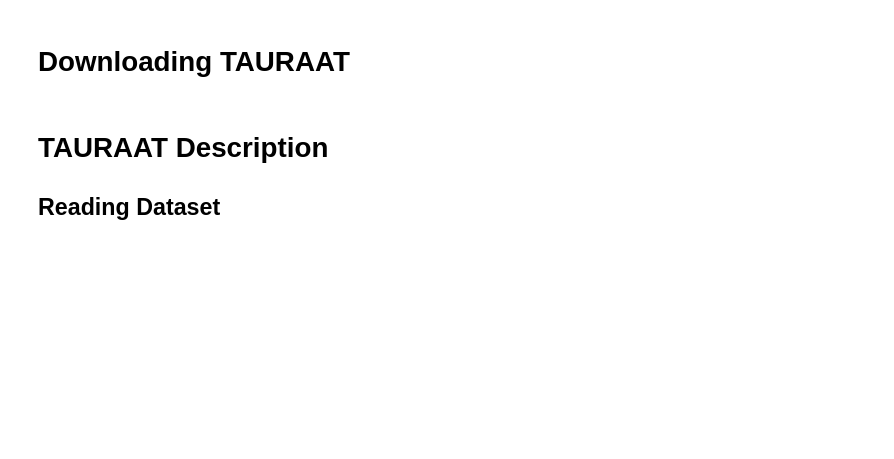
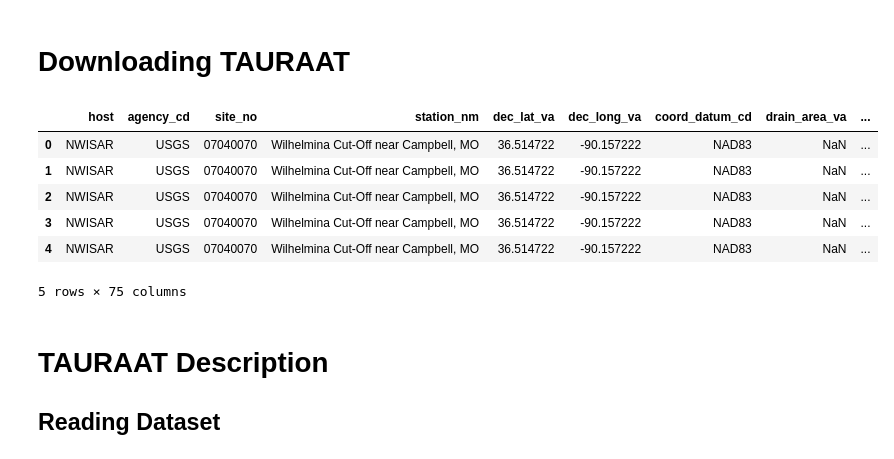
Before and after one commit to smhassanerfani/si2022, a Jupyter notebook: tauraat/tauraat.ipynb, the cells around one changed output. Drawn from its saved outputs; the diff is of its cells as text; code cells hidden in the pictures; blank space fills up the shorter version.

```diff
--- a/tauraat/tauraat.ipynb
+++ b/tauraat/tauraat.ipynb
@@ -14,7 +14,17 @@ from io import StringIO
 import concurrent.futures
 import csv
 # %%
-HYDRoSWOT = pd.read_csv('./HYDRoSWOT/SWOT_ADCP_Dataset.txt', converters={'site_no': str}, low_memory=False)
+HYDRoSWOT = pd.read_csv('./HYDRoSWOT/SWOT_ADCP_Dataset.csv', converters={'site_no': str}, low_memory=False)
+# %%
+HYDRoSWOT.head()
+# %% [output]
+|  | host | agency_cd | site_no | station_nm | dec_lat_va | dec_long_va | coord_datum_cd | drain_area_va | ... |
+| 0 | NWISAR | USGS | 07040070 | Wilhelmina Cut-Off near Campbell, MO | 36.514722 | -90.157222 | NAD83 | NaN | ... |
+| 1 | NWISAR | USGS | 07040070 | Wilhelmina Cut-Off near Campbell, MO | 36.514722 | -90.157222 | NAD83 | NaN | ... |
+| 2 | NWISAR | USGS | 07040070 | Wilhelmina Cut-Off near Campbell, MO | 36.514722 | -90.157222 | NAD83 | NaN | ... |
+| 3 | NWISAR | USGS | 07040070 | Wilhelmina Cut-Off near Campbell, MO | 36.514722 | -90.157222 | NAD83 | NaN | ... |
+| 4 | NWISAR | USGS | 07040070 | Wilhelmina Cut-Off near Campbell, MO | 36.514722 | -90.157222 | NAD83 | NaN | ... |
+5 rows × 75 columns
 # %%
 # TODO: add the request codes here.
 # %% [markdown]
```
Also changed, not shown: parts of 3 cells of this notebook.
